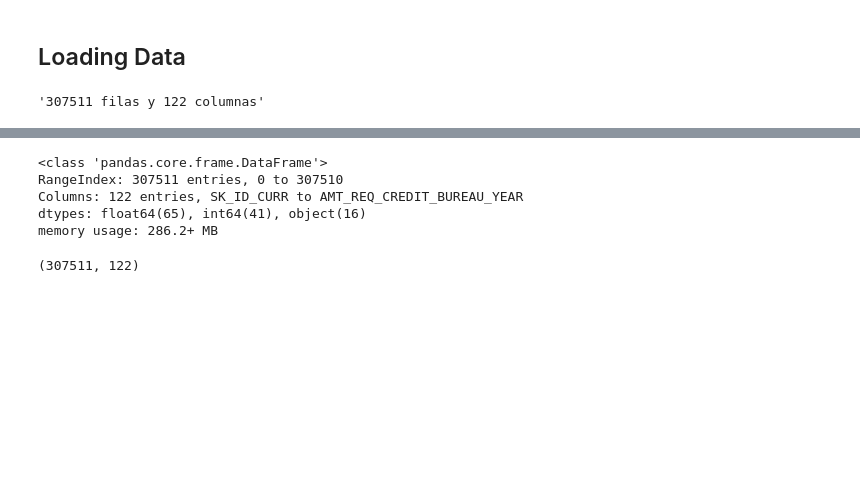
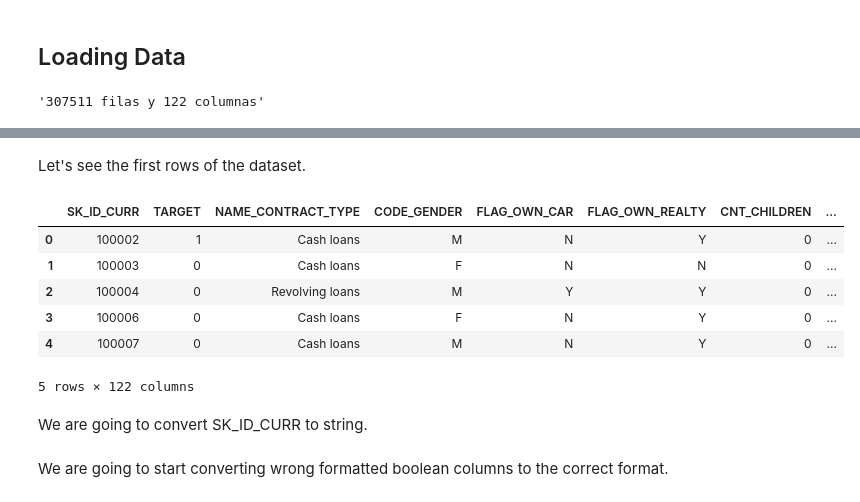
Before and after one commit to aitordiezUD/Default-Risk, a Jupyter notebook: notebooks/00_data_preprocessing.ipynb, the cells around one changed output, grey strips where cells are left out. Drawn from its saved outputs; the diff is of its cells as text; code cells hidden in the pictures; blank space fills up the shorter version.

```diff
--- a/notebooks/00_data_preprocessing.ipynb
+++ b/notebooks/00_data_preprocessing.ipynb
@@ -16,7 +12,7 @@ import numpy as np
 # %% [markdown]
 ## Loading Data
 # %%
-df = cargar_datos('data/raw/application_train.csv')
+df = cargar_datos('../data/raw/application_train.csv')
 desc = forma(df)
 desc
 # %% [output]
@@ -37,12 +20,14 @@ df.describe()
-# %%
-df.info()
-# %% [output]
-<class 'pandas.core.frame.DataFrame'>
-RangeIndex: 307511 entries, 0 to 307510
-Columns: 122 entries, SK_ID_CURR to AMT_REQ_CREDIT_BUREAU_YEAR
-dtypes: float64(65), int64(41), object(16)
-memory usage: 286.2+ MB
-# %%
-df.shape
-# %% [output]
-(307511, 122)
+# %% [markdown]
+Let's see the first rows of the dataset.
+# %%
+df.head()
+# %% [output]
+|  | SK_ID_CURR | TARGET | NAME_CONTRACT_TYPE | CODE_GENDER | FLAG_OWN_CAR | FLAG_OWN_REALTY | CNT_CHILDREN | ... |
+| 0 | 100002 | 1 | Cash loans | M | N | Y | 0 | ... |
+| 1 | 100003 | 0 | Cash loans | F | N | N | 0 | ... |
+| 2 | 100004 | 0 | Revolving loans | M | Y | Y | 0 | ... |
+| 3 | 100006 | 0 | Cash loans | F | N | Y | 0 | ... |
+| 4 | 100007 | 0 | Cash loans | M | N | Y | 0 | ... |
+5 rows × 122 columns
+# %% [markdown]
+We are going to convert SK_ID_CURR to string.
@@ -48,0 +36,2 @@ df.shape
+# %% [markdown]
+We are going to start converting wrong formatted boolean columns to the correct format.
```
Also changed, not shown: parts of 26 cells of this notebook, 1 other file.
